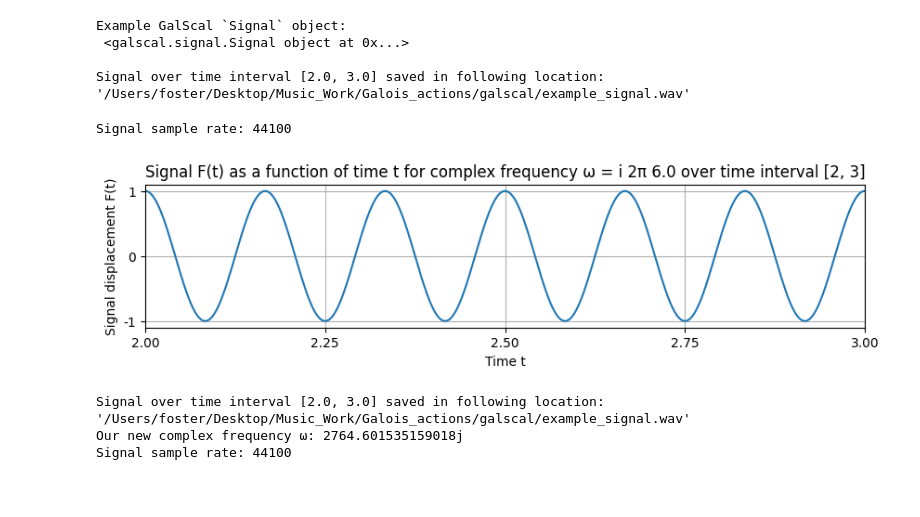
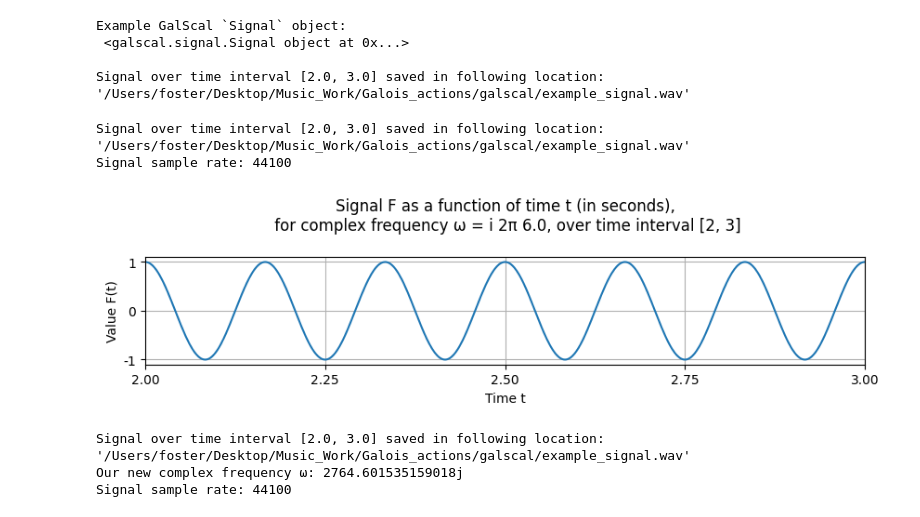
Before and after one commit to TYLERSFOSTER/GalScal, a Jupyter notebook: demo.ipynb, the cells around one changed output. Cells and saved outputs as stored; diff of their text form; code cells hidden in the pictures; blank space fills up the shorter version.

```diff
--- a/demo.ipynb
+++ b/demo.ipynb
@@ -93,27 +93,32 @@ Example GalScal `Signal` object:
 Signal over time interval [2.0, 3.0] saved in following location:
 '/Users/foster/Desktop/Music_Work/Galois_actions/galscal/example_signal.wav'
 # %%
+example_signal = galscal.Signal(omega)
+example_signal.save_wav(SAVE_PATH, TIME_INTERVAL)
+
 sample_rate, saved_wav = wavfile.read(SAVE_PATH)
 print("Signal sample rate:", sample_rate)
 
 normalized_wav = saved_wav / np.iinfo(np.int16).max
 sampled_time = np.linspace(TIME_INTERVAL[0], TIME_INTERVAL[1], num=saved_wav.shape[0])
 
-plt.figure(figsize=(10, 2))
+plt.figure(figsize=(10, 1.5))
 plt.plot(sampled_time, normalized_wav)
-plt.title('Signal F(t) as a function of time t for complex frequency \u03C9 = i 2\u03C0 ' + str(PITCH_IN_HZ) + ' over time interval [2, 3]')
+plt.title('Signal F as a function of time t (in seconds),\n for complex frequency \u03C9 = i 2\u03C0 ' + str(PITCH_IN_HZ) + ', over time interval [2, 3]\n ')
 plt.xlabel('Time t')
-plt.ylabel('Signal displacement F(t)')
+plt.ylabel('Value F(t)')
 plt.yticks(ticks=[-1, 0, 1], labels=['-1', '0', '1'])
 plt.xlim([TIME_INTERVAL[0], TIME_INTERVAL[1]])
 plt.xticks(np.linspace(TIME_INTERVAL[0], TIME_INTERVAL[1], 5))
 plt.grid(True)
 plt.show()
 
 os.remove(SAVE_PATH)
 # %% [output]
+Signal over time interval [2.0, 3.0] saved in following location:
+'/Users/foster/Desktop/Music_Work/Galois_actions/galscal/example_signal.wav'
 Signal sample rate: 44100
-[figure, old version]
+[figure, new version]
 # %%
 NEW_PITCH_IN_HZ = 440.
 new_omega = complex(0., 2 * np.pi * NEW_PITCH_IN_HZ)
```
Also changed, not shown: 1 other file.
